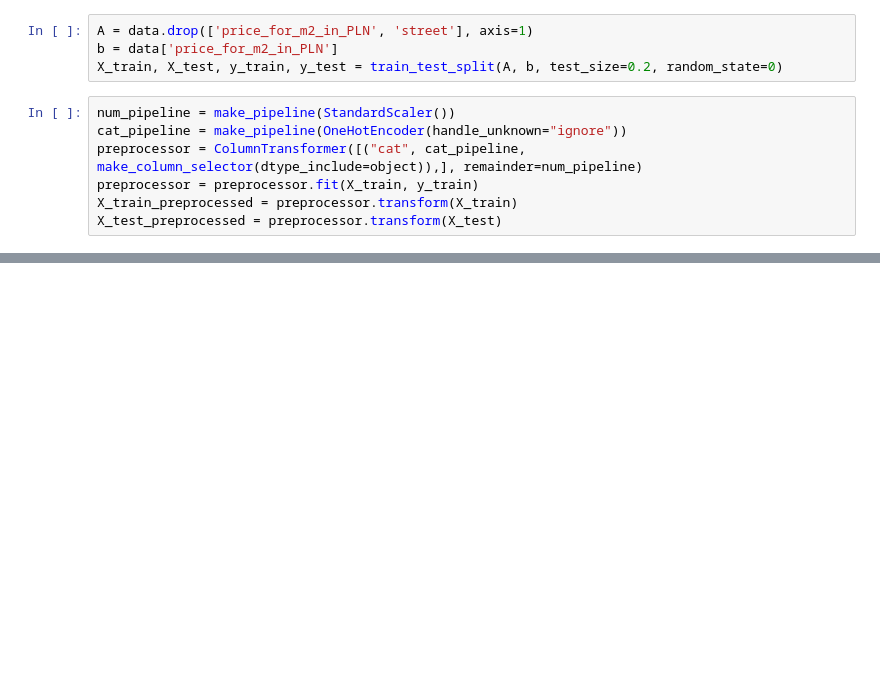
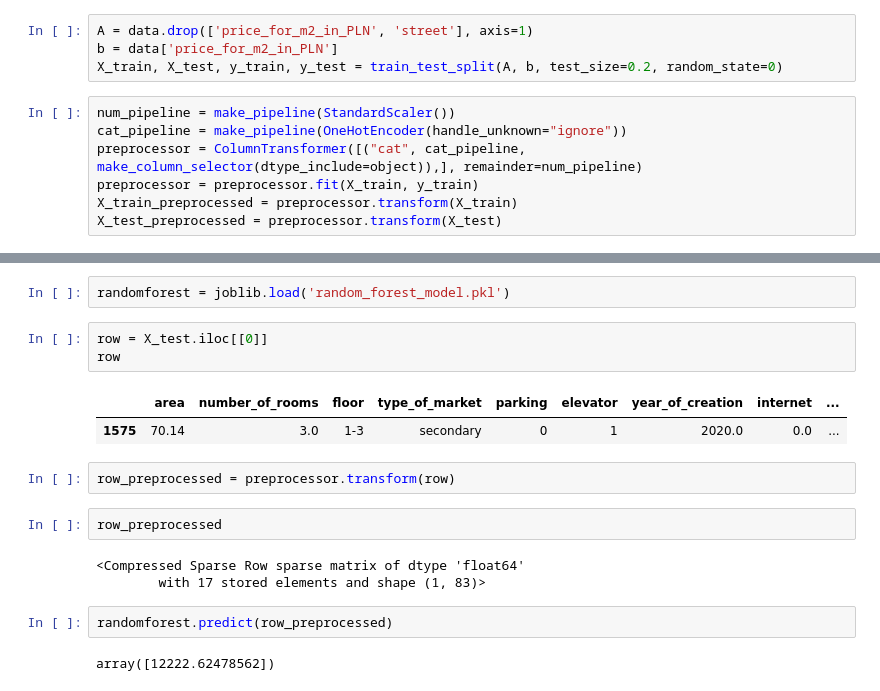
Before and after one commit to Krzy-Doma/Real_estate_price_forecasting, a Jupyter notebook: modeling/random_forest.ipynb, the cells around one changed output, grey strips where cells are left out. Cells and saved outputs as stored; diff of their text form; blank space fills up the shorter version.

```diff
--- a/modeling/random_forest.ipynb
+++ b/modeling/random_forest.ipynb
@@ -75,0 +132,19 @@ r2_rf
+# %%
+randomforest = joblib.load('random_forest_model.pkl')
+# %%
+row = X_test.iloc[[0]]
+row
+# %% [output]
+|  | area | number_of_rooms | floor | type_of_market | parking | elevator | year_of_creation | internet | ... |
+| 1575 | 70.14 | 3.0 | 1-3 | secondary | 0 | 1 | 2020.0 | 0.0 | ... |
+# %%
+row_preprocessed = preprocessor.transform(row)
+# %%
+row_preprocessed
+# %% [output]
+<Compressed Sparse Row sparse matrix of dtype 'float64'
+        with 17 stored elements and shape (1, 83)>
+# %%
+randomforest.predict(row_preprocessed)
+# %% [output]
+array([12222.62478562])
```
Also changed, not shown: parts of 8 cells of this notebook, 1 other file.
